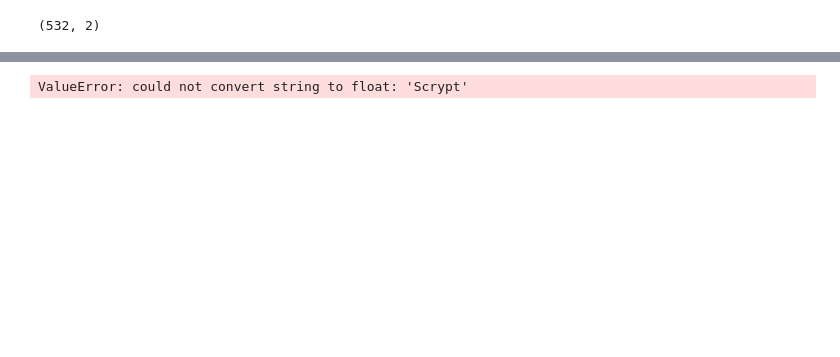
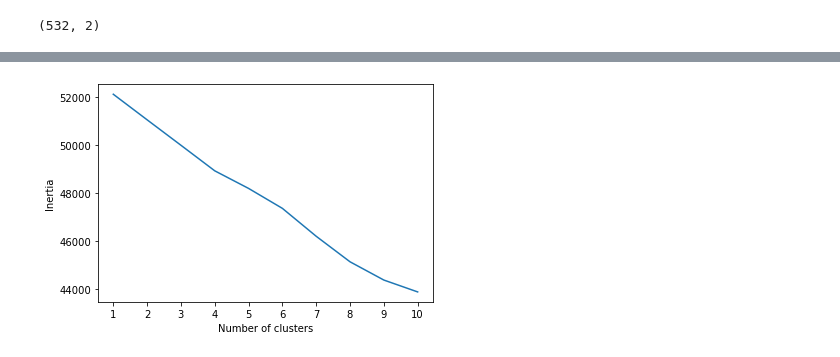
Before and after one commit to mingarci/Cryptocurrency-Clusters, a Jupyter notebook: crypto.ipynb, the cells around one changed output, grey strips where cells are left out. Drawn from its saved outputs; the diff is of its cells as text; code cells hidden in the pictures; blank space fills up the shorter version.

```diff
--- a/crypto.ipynb
+++ b/crypto.ipynb
@@ -120,16 +150,20 @@ plt.show()
 # %%
 inertia = []
-k = list(range(1, 11))
+# Same as k = list(range(1, 11))
+k = [1,2,3,4,5,6,7,8,9,10]
 
-# Calculate the inertia for the range of k values
 for i in k:
-    km = KMeans(n_clusters=i, random_state=90)
-    km.fit(df)
+    km = KMeans(n_clusters=i, random_state=0)
+    km.fit(scaled_data)
     inertia.append(km.inertia_)
 
-# Create the Elbow Curve using hvPlot
 elbow_data = {"k": k, "inertia": inertia}
 df_elbow = pd.DataFrame(elbow_data)
-df_elbow.head()
+
+plt.plot(df_elbow['k'], df_elbow['inertia'])
+plt.xticks(range(1,11))
+plt.xlabel('Number of clusters')
+plt.ylabel('Inertia')
+plt.show()
 # %% [output]
-ValueError: could not convert string to float: 'Scrypt'
+[figure, added]
```
Also changed, not shown: parts of 7 cells of this notebook.
